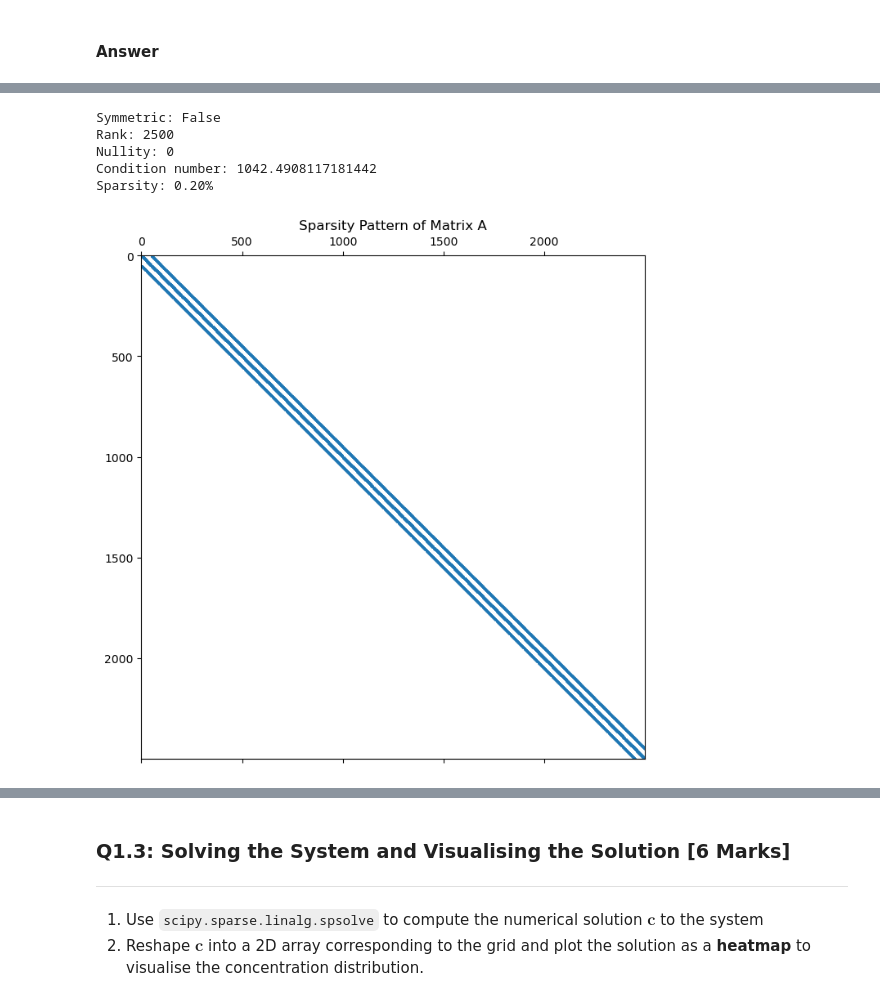
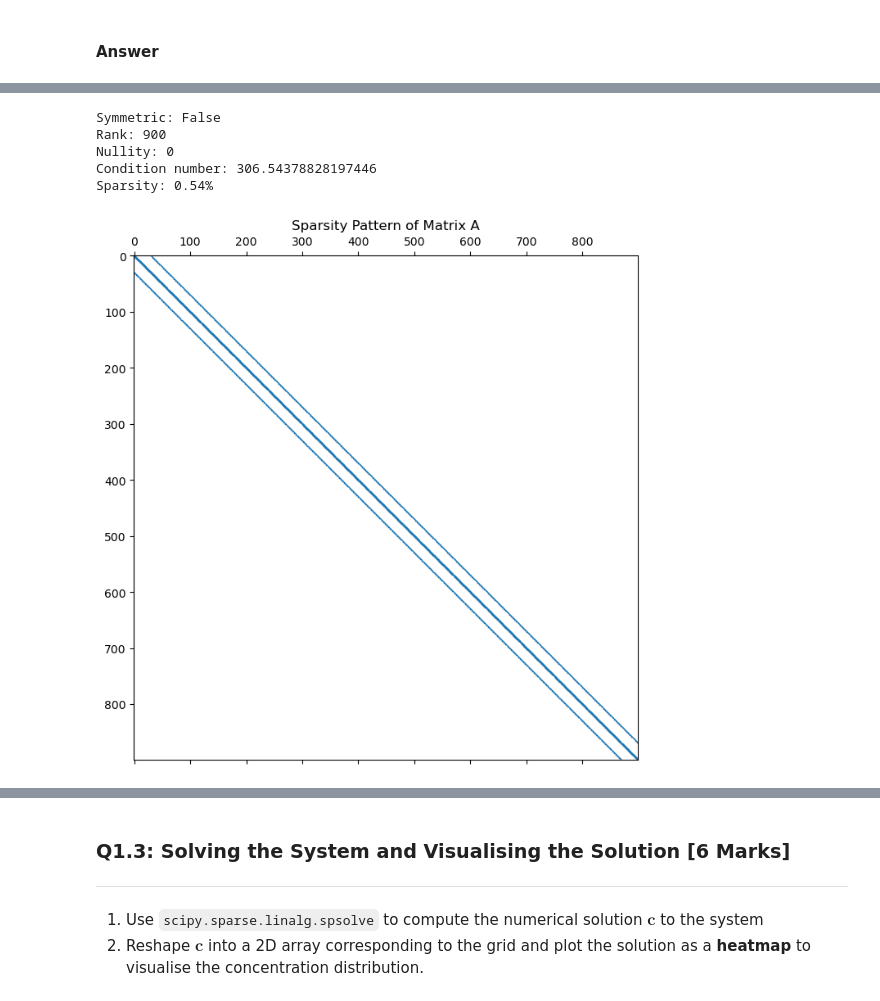
Before and after one commit to benedikt-samwer/inversion_and_optimization_2, a Jupyter notebook: Assessment2_pt1.ipynb, the cells around one changed output, grey strips where cells are left out. Drawn from its saved outputs; the diff is of its cells as text; code cells hidden in the pictures.

```diff
--- a/Assessment2_pt1.ipynb
+++ b/Assessment2_pt1.ipynb
@@ -149,16 +149,19 @@ def FD5_ss_advection_diffusion(Nx, Ny, dx, dy, vx, vy, D):
 #### Answer
 # %%
 # Given parameters
-Nx, Ny = 50, 50  # Grid resolution
-Lx, Ly = 1.0, 1.0  # Domain size (arbitrary, must be consistent with dx, dy)
-dx = Lx / Nx
-vx = np.ones((Nx, Ny))  # Velocity in x direction
-vy = np.ones((Nx, Ny))  # Velocity in y direction
+Nx, Ny = 30, 30  # Grid resolution
+dx = dy = 0.1
+# Domain size
+Lx = Nx * dx
+Ly = Ny * dy
+vx = np.full((Nx, Ny), 2.0)  # Velocity in x direction
+vy = np.full((Nx, Ny), 2.0)  # Velocity in y direction
 D = np.ones((Nx, Ny))   # Diffusion coefficient
+
 
 # Call the provided function to generate A and b
 A, b = FD5_ss_advection_diffusion(Nx, Ny, dx, dx, vx, vy, D)
 
 # Display results
-print("Sparse matrix A:", A)
-print("Right-hand side vector b:", b)
+#print("Sparse matrix A:", A)
+#print("RHS b:", b)
@@ -218,49 +203,40 @@ import scipy.sparse.linalg as spl
 import scipy.sparse as sp
 import matplotlib.pyplot as plt
 
-# Given parameters
-Nx, Ny = 50, 50  # Grid resolution
-Lx, Ly = 1.0, 1.0  # Domain size (arbitrary, must be consistent with dx, dy)
-dx = Lx / Nx
-vx = np.ones((Nx, Ny))  # Velocity in x direction
-vy = np.ones((Nx, Ny))  # Velocity in y direction
-D = np.ones((Nx, Ny))   # Diffusion coefficient
-
-# Call the provided function to generate A and b
-A, b = FD5_ss_advection_diffusion(Nx, Ny, dx, dx, vx, vy, D)
+#print(A)
 
 # 1. Symmetry check
 is_symmetric = (A != A.T).nnz == 0
 print("Symmetric:", is_symmetric)
 
 # 2. Rank computation
 rank = np.linalg.matrix_rank(A.toarray())
 print("Rank:", rank)
 
 # 3. Nullity computation
 nullity = A.shape[0] - rank
 print("Nullity:", nullity)
 
 # 4. Condition number computation
 cond_number = np.linalg.cond(A.toarray())
 print("Condition number:", cond_number)
 # Explanation: A high condition number indicates ill-conditioning, meaning the system is sensitive to numerical errors.
 
 # 5. Sparsity computation
 nnz = A.nnz  # Number of non-zero elements
 total_elements = A.shape[0] * A.shape[1]
 sparsity = (nnz / total_elements) * 100
 print(f"Sparsity: {sparsity:.2f}%")
 
 # 6. Spy plot for sparsity pattern
 plt.figure(figsize=(8, 8))
-plt.spy(A, markersize=1)
+plt.spy(A, markersize=0.3)
 plt.title("Sparsity Pattern of Matrix A")
 plt.show()
 # %% [output]
 Symmetric: False
-Rank: 2500
+Rank: 900
 Nullity: 0
-Condition number: 1042.4908117181442
-Sparsity: 0.20%
+Condition number: 306.54378828197446
+Sparsity: 0.54%
-[figure, old version]
+[figure, new version]
```
Also changed, not shown: parts of 9 cells of this notebook, 2 other files.
